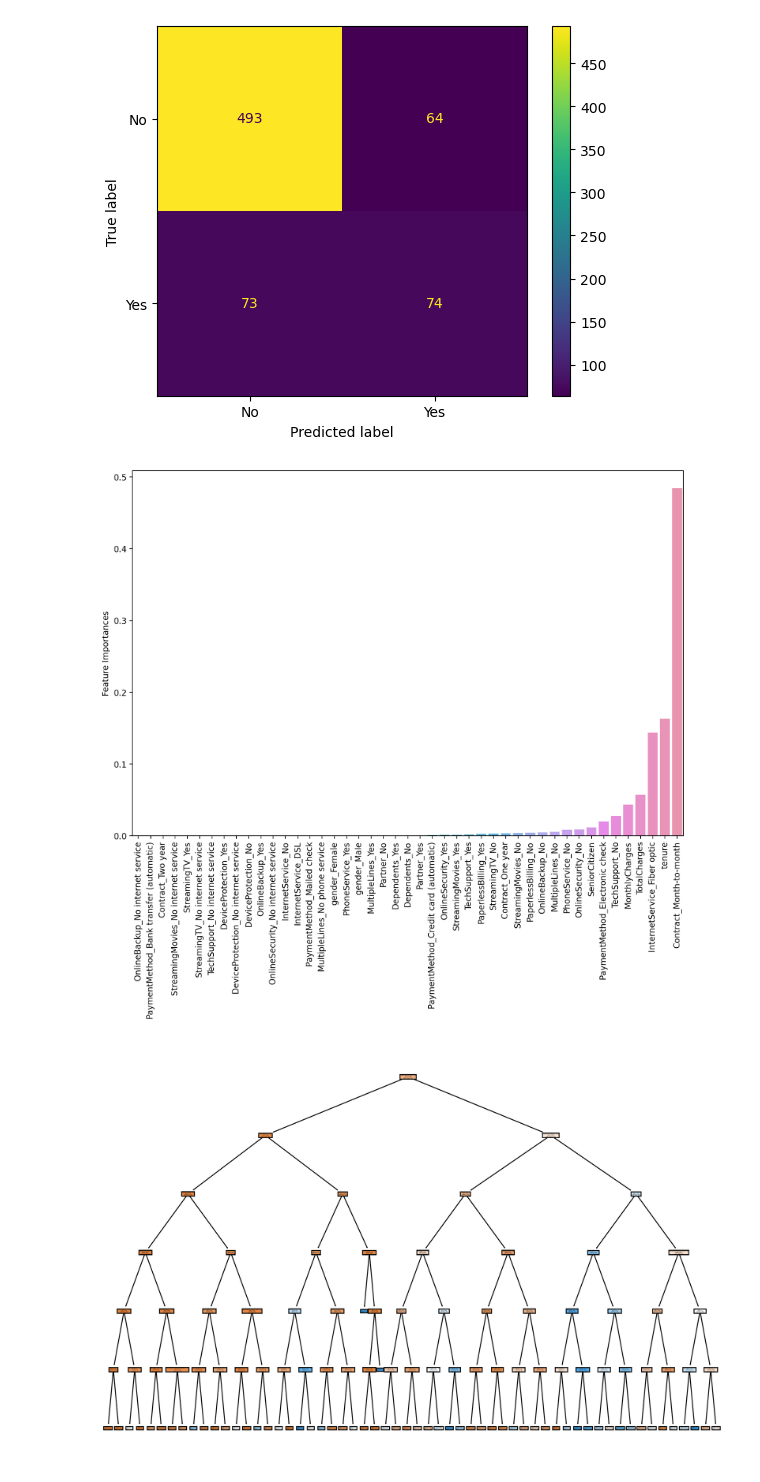
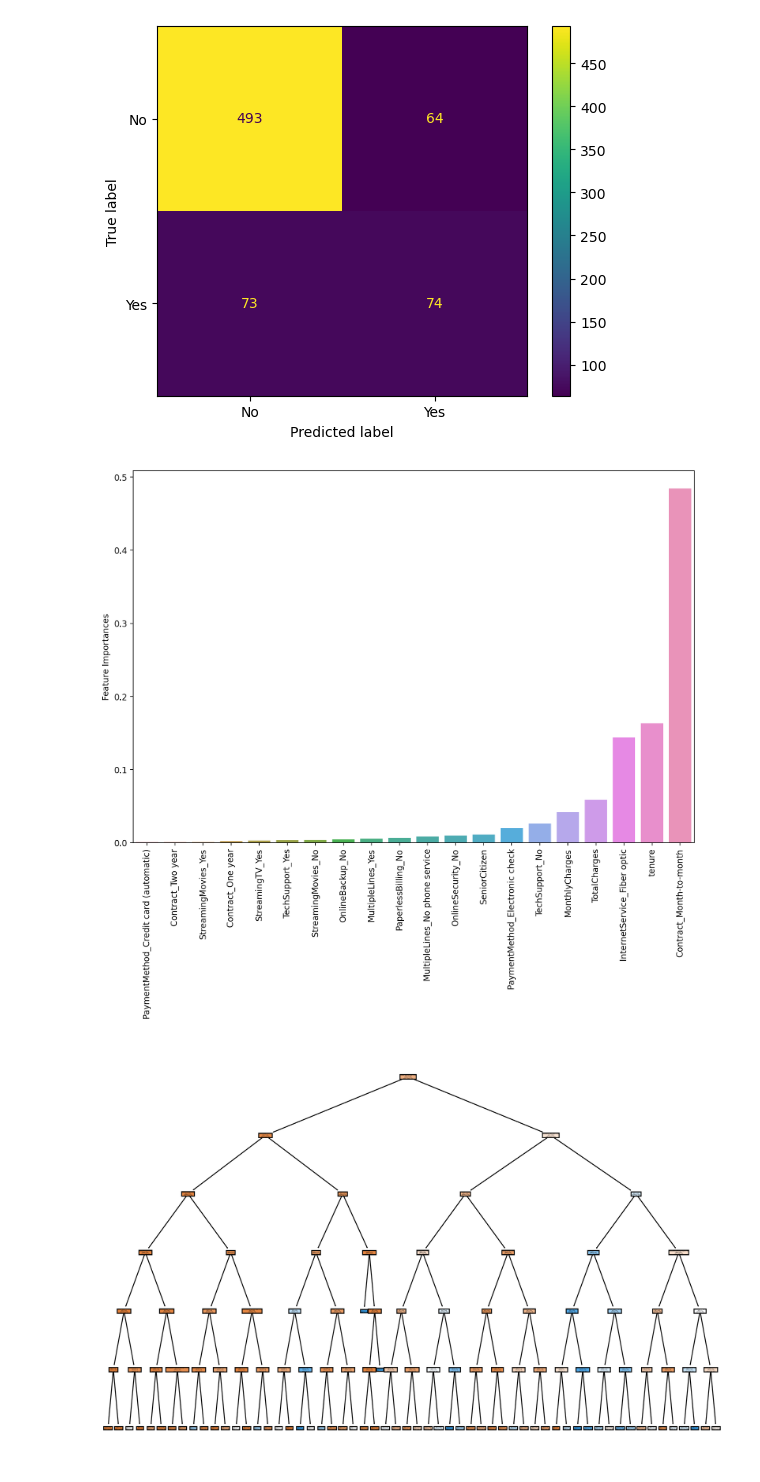
Before and after one commit to DatboiiPuntai/Python-for-Machine-Learning, a Jupyter notebook: 17-Supervised-Learning-Capstone-Project/00-Sup-Learning-Capstone-Tree-Methods .ipynb, the cells around one changed output. Drawn from its saved outputs; the diff is of its cells as text; code cells hidden in the pictures.

```diff
--- a/17-Supervised-Learning-Capstone-Project/00-Sup-Learning-Capstone-Tree-Methods .ipynb
+++ b/17-Supervised-Learning-Capstone-Project/00-Sup-Learning-Capstone-Tree-Methods .ipynb
@@ -453,11 +453,12 @@ plot_confusion_matrix(dt,X_test,y_test)
 [figure]
 # %%
 imp_feats = pd.DataFrame(data=dt.feature_importances_,index=X.columns,columns=['Feature Importances']).sort_values('Feature Importances')
+imp_feats = imp_feats[imp_feats['Feature Importances']>0]
 plt.figure(dpi=200,figsize=(12,8))
 sns.barplot(data=imp_feats,x=imp_feats['Feature Importances'].index,y='Feature Importances')
 plt.xticks(rotation=90);
 # %% [output]
-[figure, old version]
+[figure, new version]
 # %%
 plt.figure(dpi=500,figsize=(12,8))
 plot_tree(dt,filled=True,feature_names=X.columns);
```
Also changed, not shown: parts of 8 cells of this notebook.
